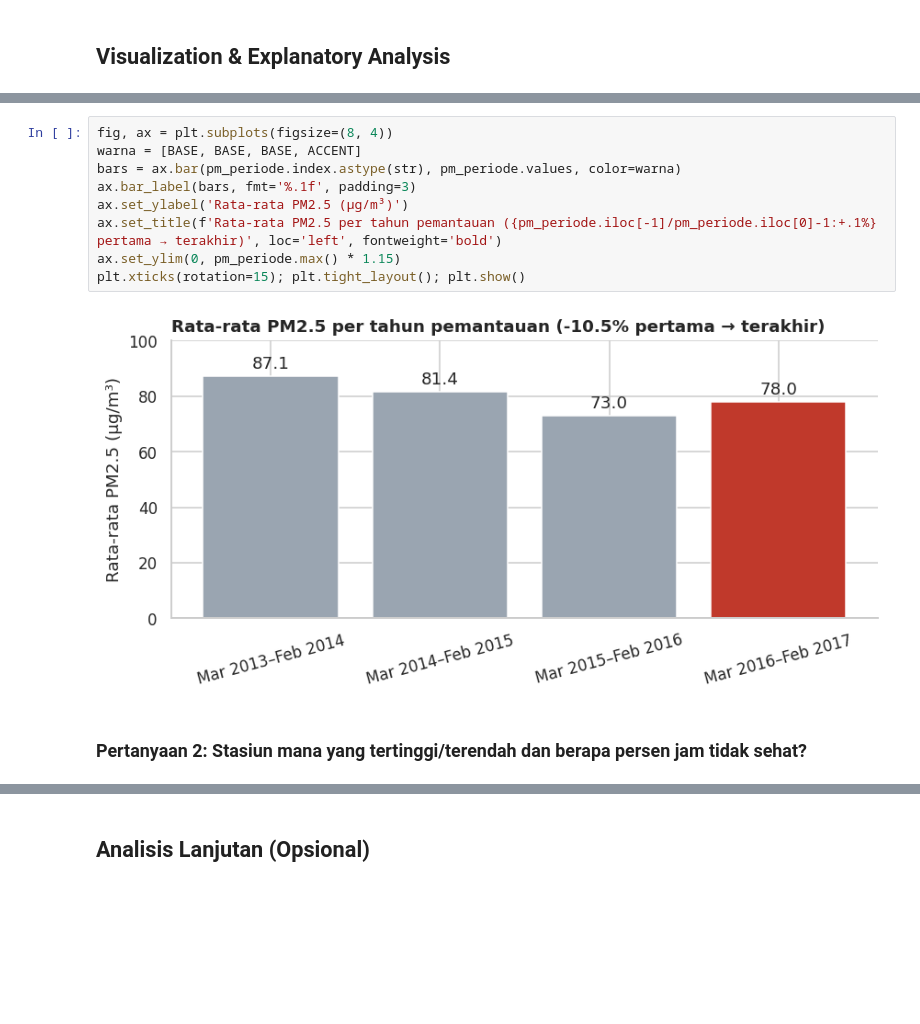
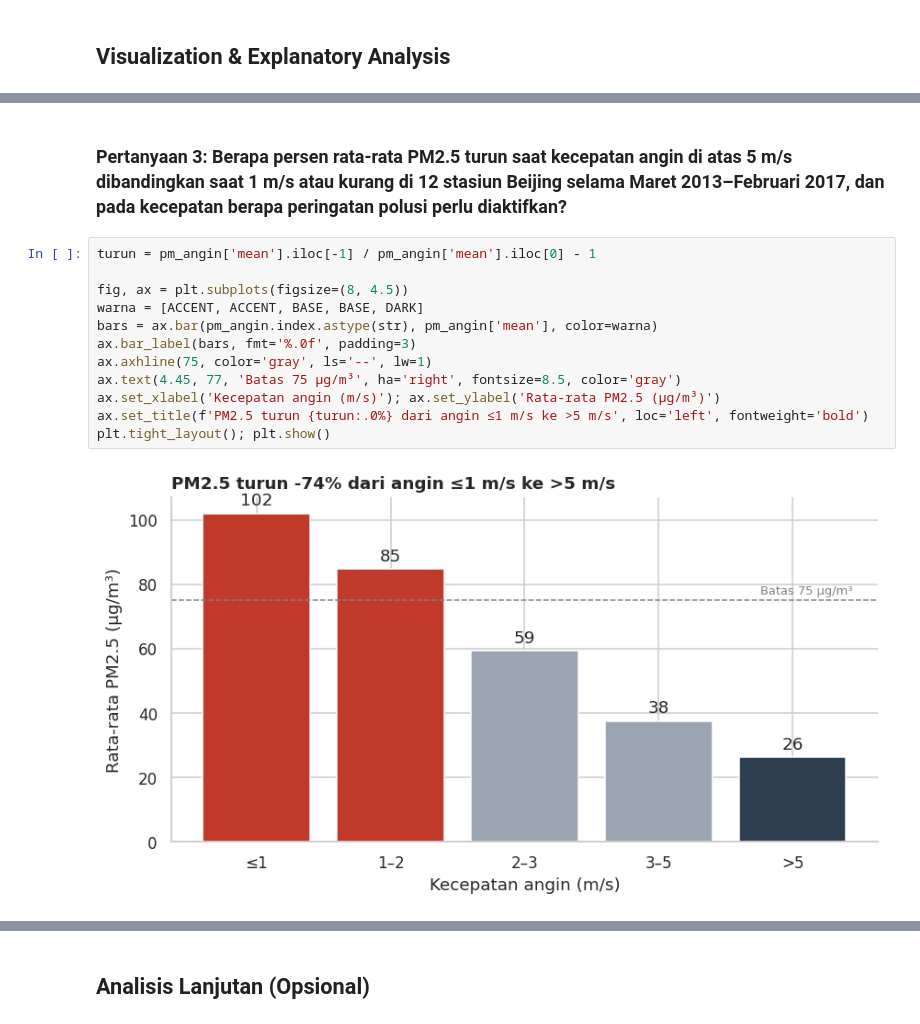
Before and after one commit to LrRyPa/Proyek_Analisis_Data, a Jupyter notebook: notebook.ipynb, the cells around one changed output, grey strips where cells are left out. Cells and saved outputs as stored; diff of their text form; blank space fills up the shorter version.

```diff
--- a/notebook.ipynb
+++ b/notebook.ipynb
@@ -516,13 +529,16 @@ plt.tight_layout(); plt.show()
+# %% [markdown]
+### Pertanyaan 3: Berapa persen rata-rata PM2.5 turun saat kecepatan angin di atas 5 m/s dibandingkan saat 1 m/s atau kurang di 12 stasiun Beijing selama Maret 2013–Februari 2017, dan pada kecepatan berapa peringatan polusi perlu diaktifkan?
 # %%
-fig, ax = plt.subplots(figsize=(8, 4))
-warna = [BASE, BASE, BASE, ACCENT]
-bars = ax.bar(pm_periode.index.astype(str), pm_periode.values, color=warna)
-ax.bar_label(bars, fmt='%.1f', padding=3)
-ax.set_ylabel('Rata-rata PM2.5 (µg/m³)')
-ax.set_title(f'Rata-rata PM2.5 per tahun pemantauan ({pm_periode.iloc[-1]/pm_periode.iloc[0]-1:+.1%} pertama → terakhir)', loc='left', fontweight='bold')
-ax.set_ylim(0, pm_periode.max() * 1.15)
-plt.xticks(rotation=15); plt.tight_layout(); plt.show()
+turun = pm_angin['mean'].iloc[-1] / pm_angin['mean'].iloc[0] - 1
+
+fig, ax = plt.subplots(figsize=(8, 4.5))
+warna = [ACCENT, ACCENT, BASE, BASE, DARK]
+bars = ax.bar(pm_angin.index.astype(str), pm_angin['mean'], color=warna)
+ax.bar_label(bars, fmt='%.0f', padding=3)
+ax.axhline(75, color='gray', ls='--', lw=1)
+ax.text(4.45, 77, 'Batas 75 µg/m³', ha='right', fontsize=8.5, color='gray')
+ax.set_xlabel('Kecepatan angin (m/s)'); ax.set_ylabel('Rata-rata PM2.5 (µg/m³)')
+ax.set_title(f'PM2.5 turun {turun:.0%} dari angin ≤1 m/s ke >5 m/s', loc='left', fontweight='bold')
+plt.tight_layout(); plt.show()
 # %% [output]
-[figure, old version]
+[figure, new version]
-# %% [markdown]
-### Pertanyaan 2: Stasiun mana yang tertinggi/terendah dan berapa persen jam tidak sehat?
```
Also changed, not shown: parts of 18 cells of this notebook.
